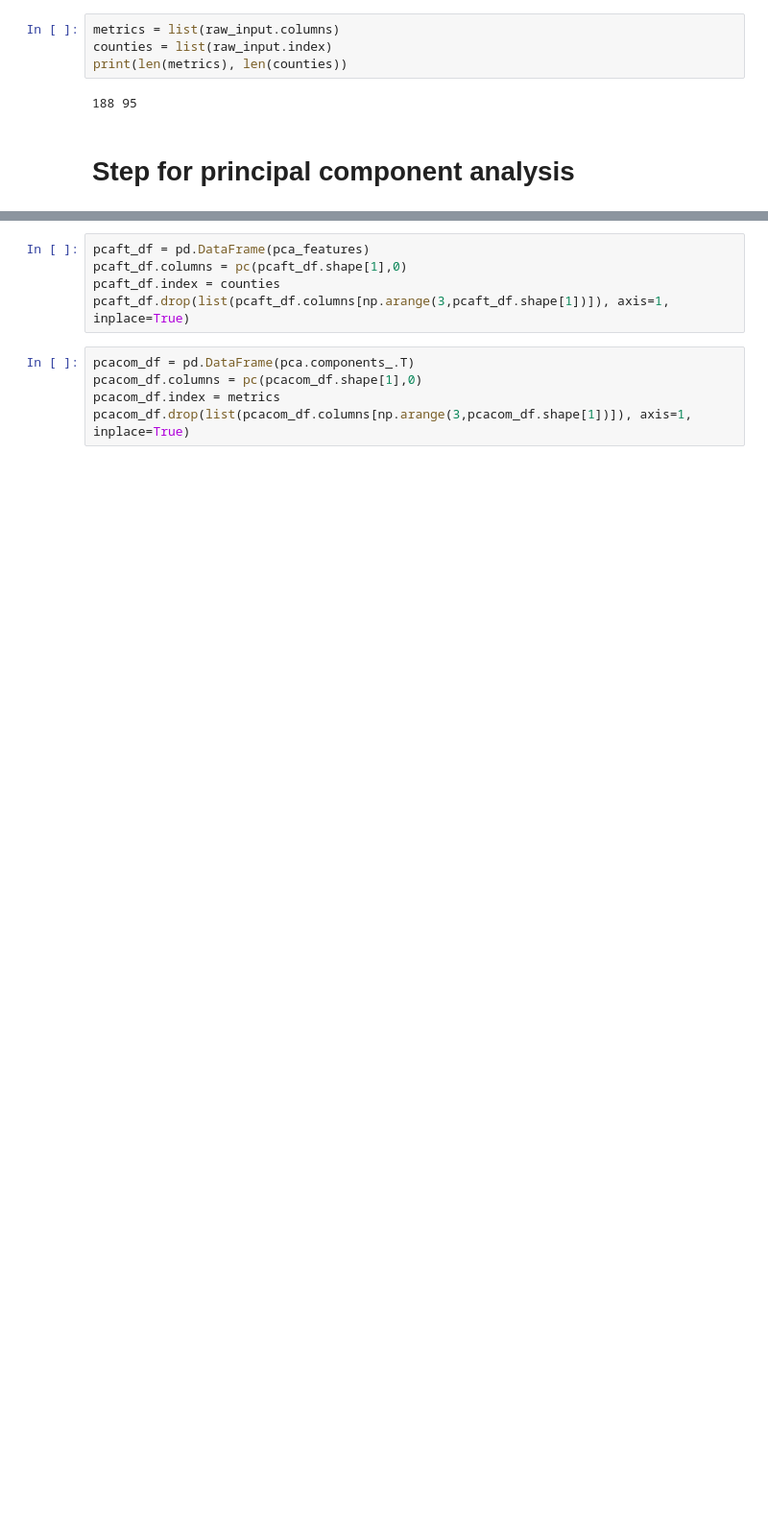
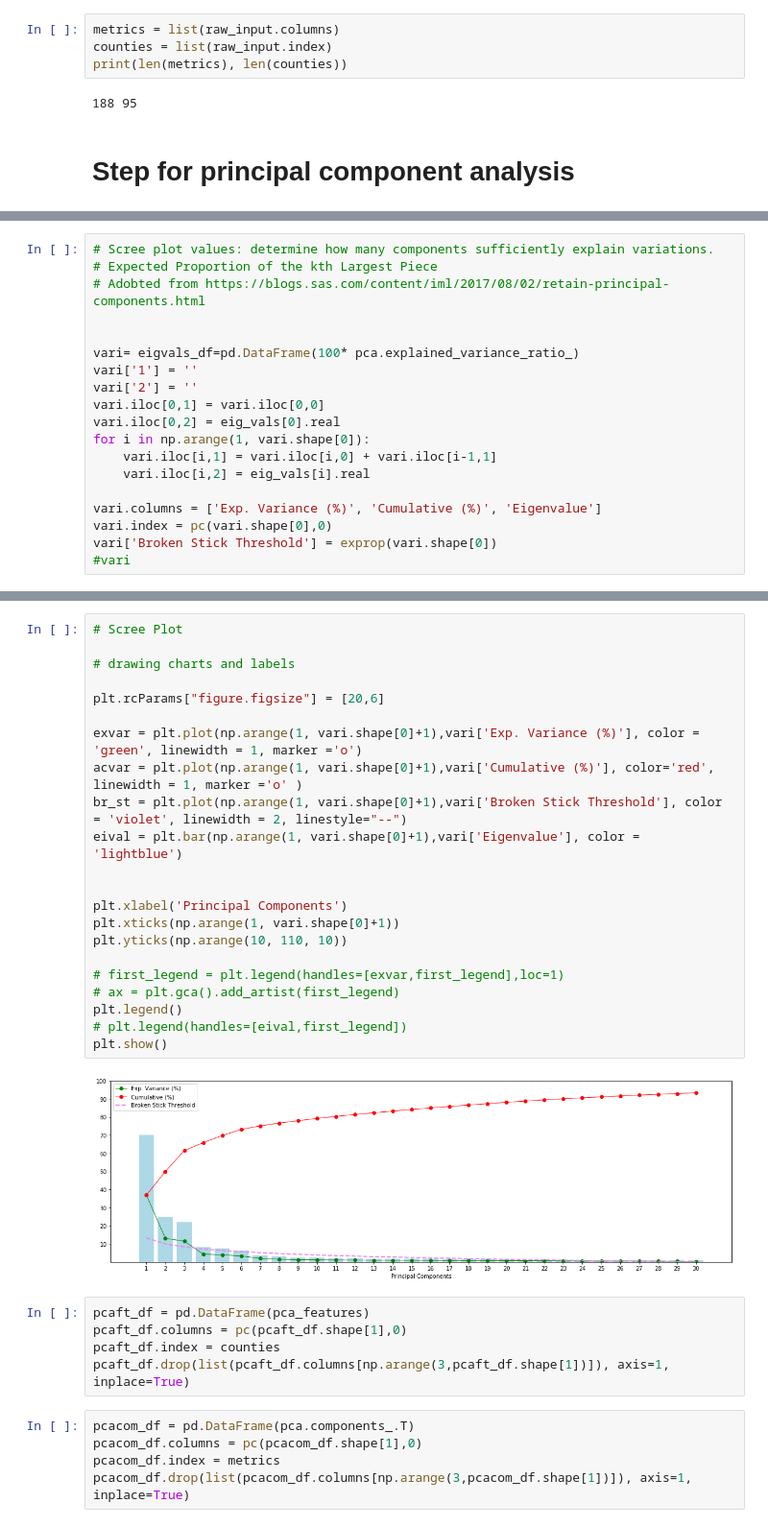
Before and after one commit to mforootan/NSS_Capstone_TN_land_use, a Jupyter notebook: cap_pca.ipynb, the cells around one changed output, grey strips where cells are left out. Shown at 96% size. Cells and saved outputs as stored; diff of their text form; blank space fills up the shorter version.

Commit message:
if Bokeh didnt work use MatPlotLib

```diff
--- a/cap_pca.ipynb
+++ b/cap_pca.ipynb
@@ -152,0 +112,19 @@ pca_features = pca.transform(scaler_df)
+# %%
+# Scree plot values: determine how many components sufficiently explain variations.
+# Expected Proportion of the kth Largest Piece
+# Adobted from https://blogs.sas.com/content/iml/2017/08/02/retain-principal-components.html
+
+
+vari= eigvals_df=pd.DataFrame(100* pca.explained_variance_ratio_)
+vari['1'] = ''
+vari['2'] = ''
+vari.iloc[0,1] = vari.iloc[0,0]
+vari.iloc[0,2] = eig_vals[0].real
+for i in np.arange(1, vari.shape[0]):
+    vari.iloc[i,1] = vari.iloc[i,0] + vari.iloc[i-1,1]
+    vari.iloc[i,2] = eig_vals[i].real
+
+vari.columns = ['Exp. Variance (%)', 'Cumulative (%)', 'Eigenvalue']
+vari.index = pc(vari.shape[0],0)
+vari['Broken Stick Threshold'] = exprop(vari.shape[0])
+#vari
@@ -153,3 +143,27 @@ pca_features = pca.transform(scaler_df)
+# %%
+# Scree Plot
+
+# drawing charts and labels
+
+plt.rcParams["figure.figsize"] = [20,6]
+
+exvar = plt.plot(np.arange(1, vari.shape[0]+1),vari['Exp. Variance (%)'], color = 'green', linewidth = 1, marker ='o')
+acvar = plt.plot(np.arange(1, vari.shape[0]+1),vari['Cumulative (%)'], color='red', linewidth = 1, marker ='o' )
+br_st = plt.plot(np.arange(1, vari.shape[0]+1),vari['Broken Stick Threshold'], color = 'violet', linewidth = 2, linestyle="--")
+eival = plt.bar(np.arange(1, vari.shape[0]+1),vari['Eigenvalue'], color = 'lightblue')
+
+
+plt.xlabel('Principal Components')
+plt.xticks(np.arange(1, vari.shape[0]+1))
+plt.yticks(np.arange(10, 110, 10))
+
+# first_legend = plt.legend(handles=[exvar,first_legend],loc=1)
+# ax = plt.gca().add_artist(first_legend)
+plt.legend()
+# plt.legend(handles=[eival,first_legend])
+plt.show()
+# %% [output]
+[figure, added]
 # %%
 pcaft_df = pd.DataFrame(pca_features)
 pcaft_df.columns = pc(pcaft_df.shape[1],0)
```
Also changed, not shown: parts of 17 cells of this notebook, 3 other files.
